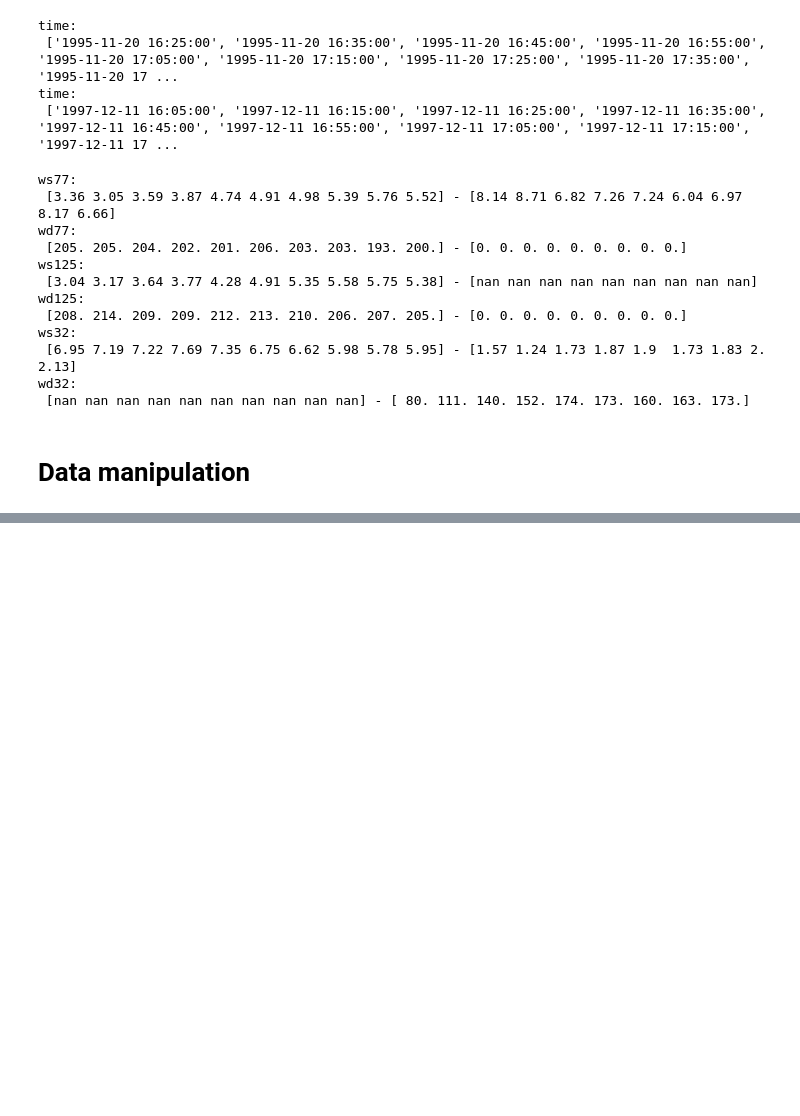
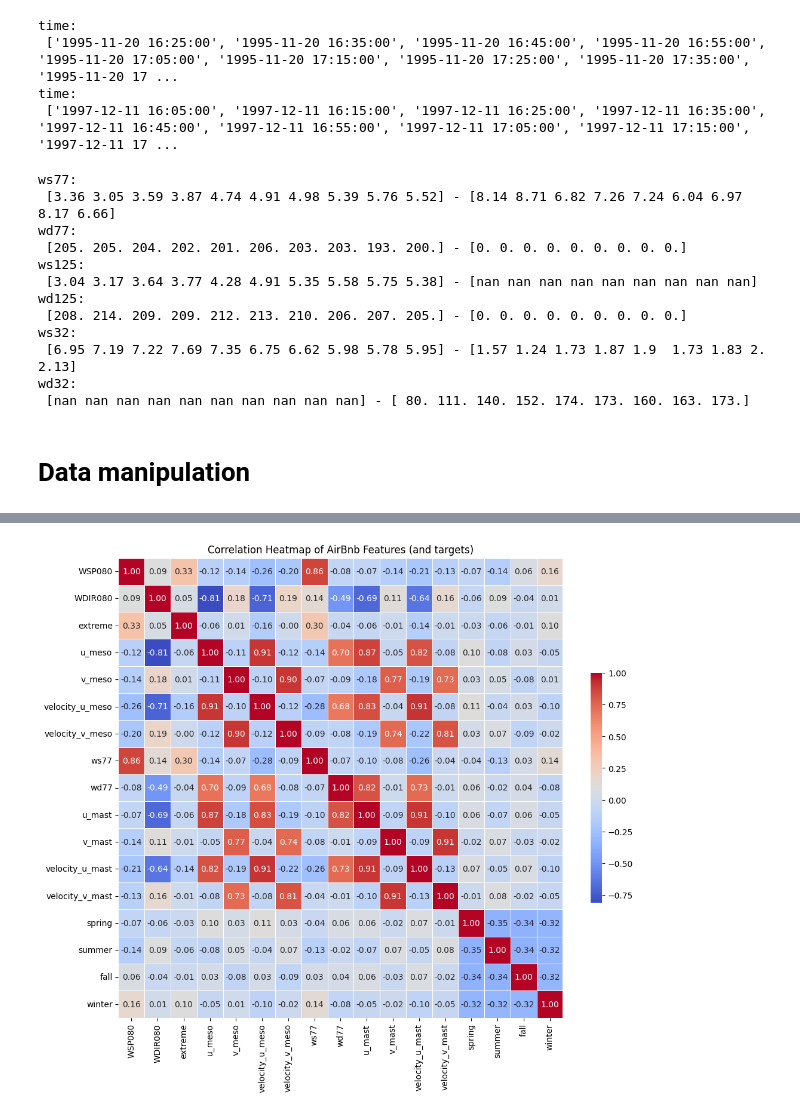
Before and after one commit to radoslavKiryazov/MAL, a Jupyter notebook: Assignment 3/3. Vestas - Predicting Wind Speed.ipynb, the cells around one changed output, grey strips where cells are left out. Cells and saved outputs as stored; diff of their text form; code cells hidden in the pictures; blank space fills up the shorter version.

```diff
--- a/Assignment 3/3. Vestas - Predicting Wind Speed.ipynb
+++ b/Assignment 3/3. Vestas - Predicting Wind Speed.ipynb
@@ -330,0 +257,4 @@ print(mast_df[['time', 'time_utc']].head())
+# %%
+# NOW drop all missing after the EMA to make sure it isnt skewed
+mast_df.dropna(inplace=True)
+meso_df.dropna(inplace=True)
@@ -331 +296,5 @@ print(mast_df[['time', 'time_utc']].head())
+# %%
+# Limiting the time frame of the meso and mast from 2000 - 2007
+meso_df = meso_df[(meso_df['TIMESTAMP'] >= '2000-01-01 07:00:00') & (meso_df['TIMESTAMP'] <= '2007-12-31 23:00:00')].sort_values(by='TIMESTAMP')
+mast_df = mast_df[(mast_df['time'] >= '2000-01-01 07:00:00') & (mast_df['time'] <= '2007-12-31 23:00:00')].sort_values(by='time')
 # %%
@@ -347,0 +341,8 @@ KeyError: "None of ['time_utc'] are in the columns"
+# %%
+
+
+# Merge the resampled mast data with the meso data on the corresponding timestamps
+combined_df = pd.merge(meso_df, resampled_mast_df, left_on='TIMESTAMP', right_on='time', how='inner', suffixes=('_meso', '_mast')).drop(columns='time').rename(columns={'TIMESTAMP': 'time'})
+
+# Display the first few rows of the combined dataframe
+combined_df.head()
@@ -347,0 +356,10 @@ KeyError: "None of ['time_utc'] are in the columns"
+# %%
+#hot code encode time into 4 seasons
+combined_df['spring'] = combined_df['time'].dt.month.between(3, 5, inclusive='both').astype(int)
+combined_df['summer'] = combined_df['time'].dt.month.between(6, 8, inclusive='both').astype(int)
+combined_df['fall'] = combined_df['time'].dt.month.between(9, 11, inclusive='both').astype(int)
+combined_df['winter'] = ((combined_df['time'].dt.month >= 12) | (combined_df['time'].dt.month <= 2)).astype(int)
+#drop the time column and missing values
+combined_df = combined_df.drop(columns=['time'])
+combined_df = combined_df.dropna()
+combined_df.head()
@@ -347,0 +393,21 @@ KeyError: "None of ['time_utc'] are in the columns"
+# %%
+import seaborn as sns
+import matplotlib.pyplot as plt
+
+# Calling the pandas built-in correlation method
+corr = combined_df.corr()
+
+# init a matplotlib figure for displaying
+plt.figure(figsize=(12, 10))
+
+# use seaborn for a neat heatmap with the mask and correct aspect ratio
+sns.heatmap(corr, annot=True, fmt='.2f', cmap='coolwarm',
+            xticklabels=corr.columns, yticklabels=corr.columns,
+            linewidths=.5, cbar_kws={'shrink': .5})
+
+# we can also add a title
+plt.title('Correlation Heatmap of AirBnb Features (and targets)')
+
+plt.show()
+# %% [output]
+[figure, added]
```
Also changed, not shown: parts of 25 cells of this notebook.
